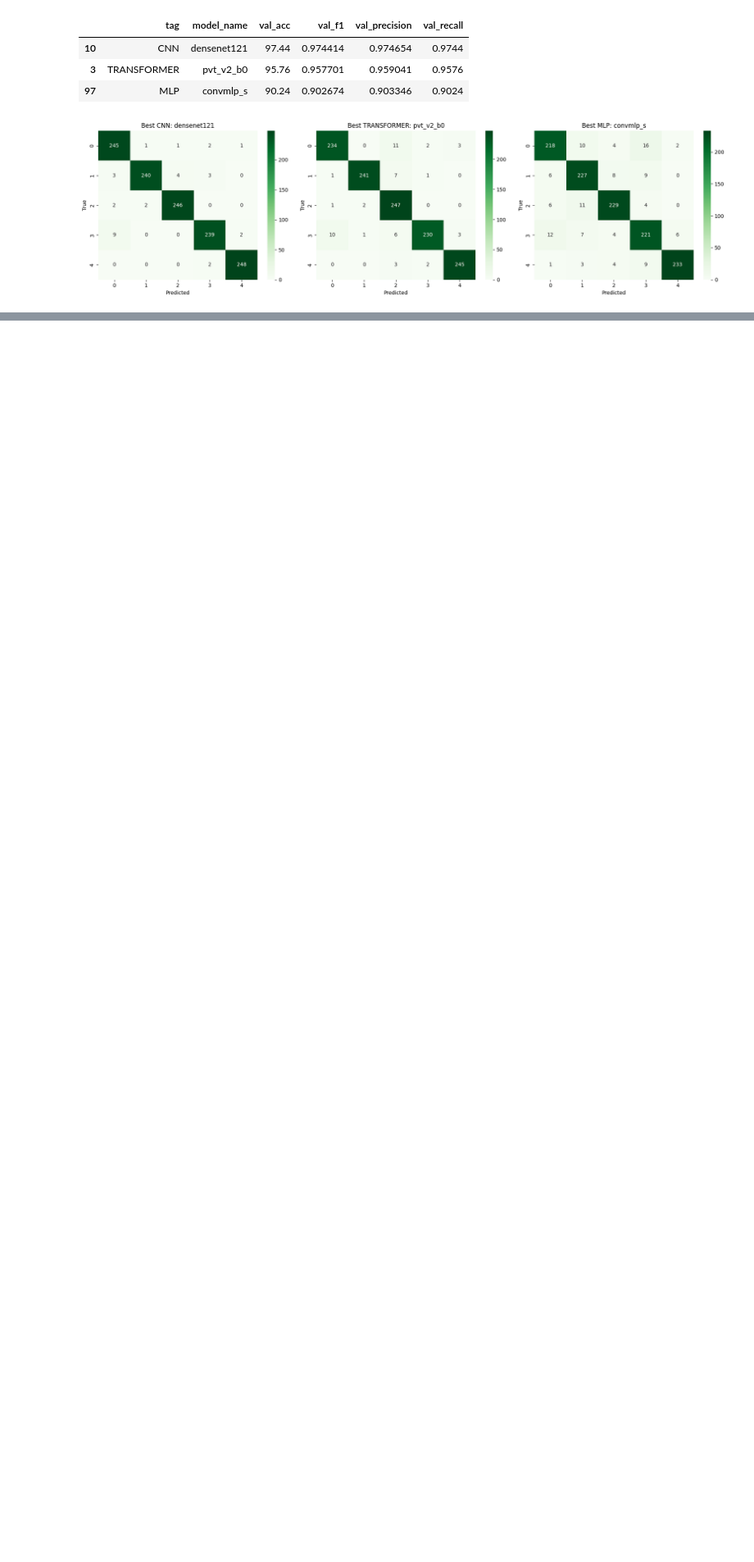
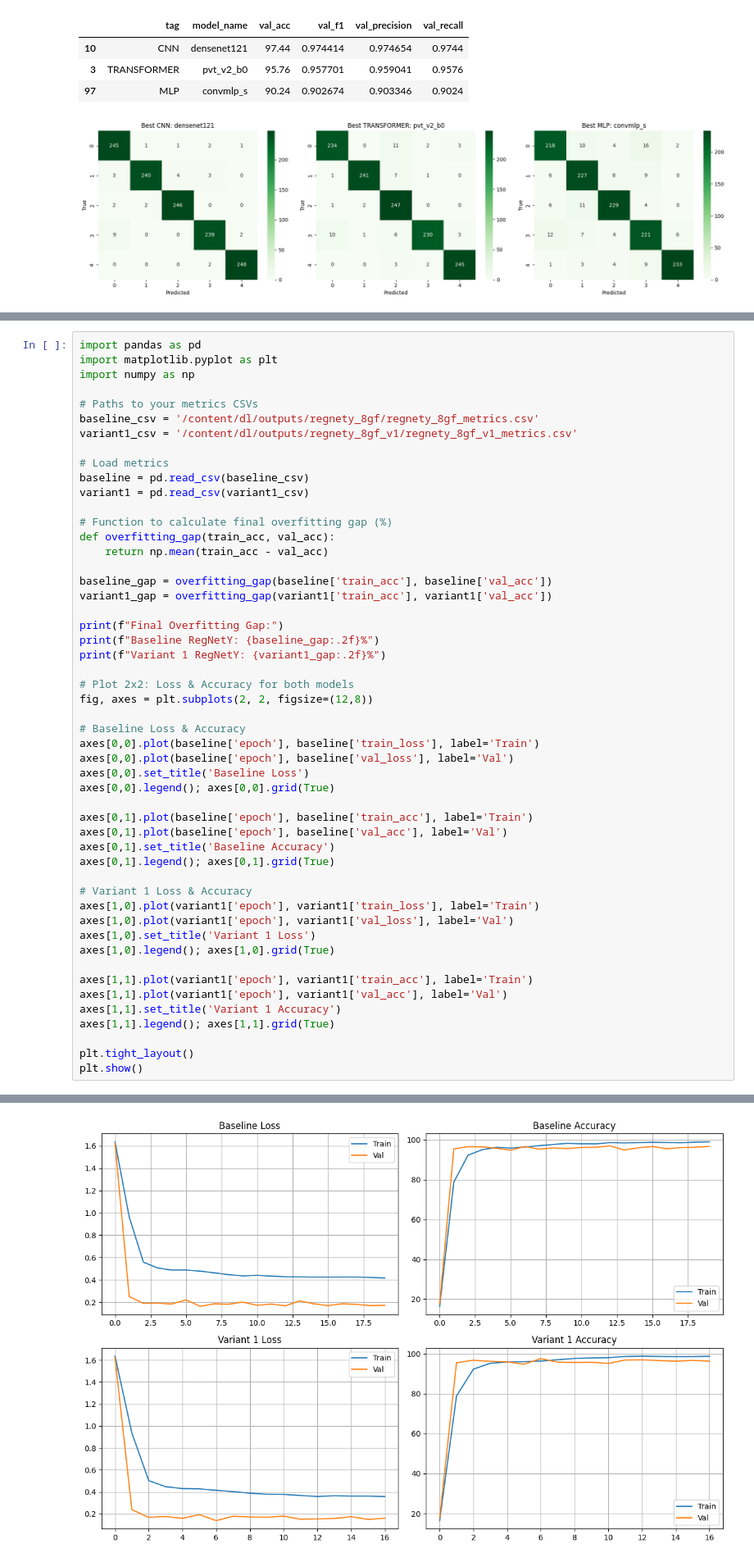
Before and after one commit to RanaAmr211/dl, a Jupyter notebook: main.ipynb, the cells around one changed output, grey strips where cells are left out. Shown at 82% size. Saved outputs shown, nothing was run; the diff lists cells and outputs as text; blank space fills up the shorter version.

```diff
--- a/main.ipynb
+++ b/main.ipynb
@@ -508,0 +591,52 @@ if best_metrics_df is not None:
+# %%
+import pandas as pd
+import matplotlib.pyplot as plt
+import numpy as np
+
+# Paths to your metrics CSVs
+baseline_csv = '/content/dl/outputs/regnety_8gf/regnety_8gf_metrics.csv'
+variant1_csv = '/content/dl/outputs/regnety_8gf_v1/regnety_8gf_v1_metrics.csv'
+
+# Load metrics
+baseline = pd.read_csv(baseline_csv)
+variant1 = pd.read_csv(variant1_csv)
+
+# Function to calculate final overfitting gap (%)
+def overfitting_gap(train_acc, val_acc):
+    return np.mean(train_acc - val_acc)
+
+baseline_gap = overfitting_gap(baseline['train_acc'], baseline['val_acc'])
+variant1_gap = overfitting_gap(variant1['train_acc'], variant1['val_acc'])
+
+print(f"Final Overfitting Gap:")
+print(f"Baseline RegNetY: {baseline_gap:.2f}%")
+print(f"Variant 1 RegNetY: {variant1_gap:.2f}%")
+
+# Plot 2x2: Loss & Accuracy for both models
+fig, axes = plt.subplots(2, 2, figsize=(12,8))
+
+# Baseline Loss & Accuracy
+axes[0,0].plot(baseline['epoch'], baseline['train_loss'], label='Train')
+axes[0,0].plot(baseline['epoch'], baseline['val_loss'], label='Val')
+axes[0,0].set_title('Baseline Loss')
+axes[0,0].legend(); axes[0,0].grid(True)
+
+axes[0,1].plot(baseline['epoch'], baseline['train_acc'], label='Train')
+axes[0,1].plot(baseline['epoch'], baseline['val_acc'], label='Val')
+axes[0,1].set_title('Baseline Accuracy')
+axes[0,1].legend(); axes[0,1].grid(True)
+
+# Variant 1 Loss & Accuracy
+axes[1,0].plot(variant1['epoch'], variant1['train_loss'], label='Train')
+axes[1,0].plot(variant1['epoch'], variant1['val_loss'], label='Val')
+axes[1,0].set_title('Variant 1 Loss')
+axes[1,0].legend(); axes[1,0].grid(True)
+
+axes[1,1].plot(variant1['epoch'], variant1['train_acc'], label='Train')
+axes[1,1].plot(variant1['epoch'], variant1['val_acc'], label='Val')
+axes[1,1].set_title('Variant 1 Accuracy')
+axes[1,1].legend(); axes[1,1].grid(True)
+
+plt.tight_layout()
+plt.show()
+# %% [output]
@@ -508,0 +646 @@ if best_metrics_df is not None:
+[figure, added]
```
Also changed, not shown: parts of 13 cells of this notebook.
